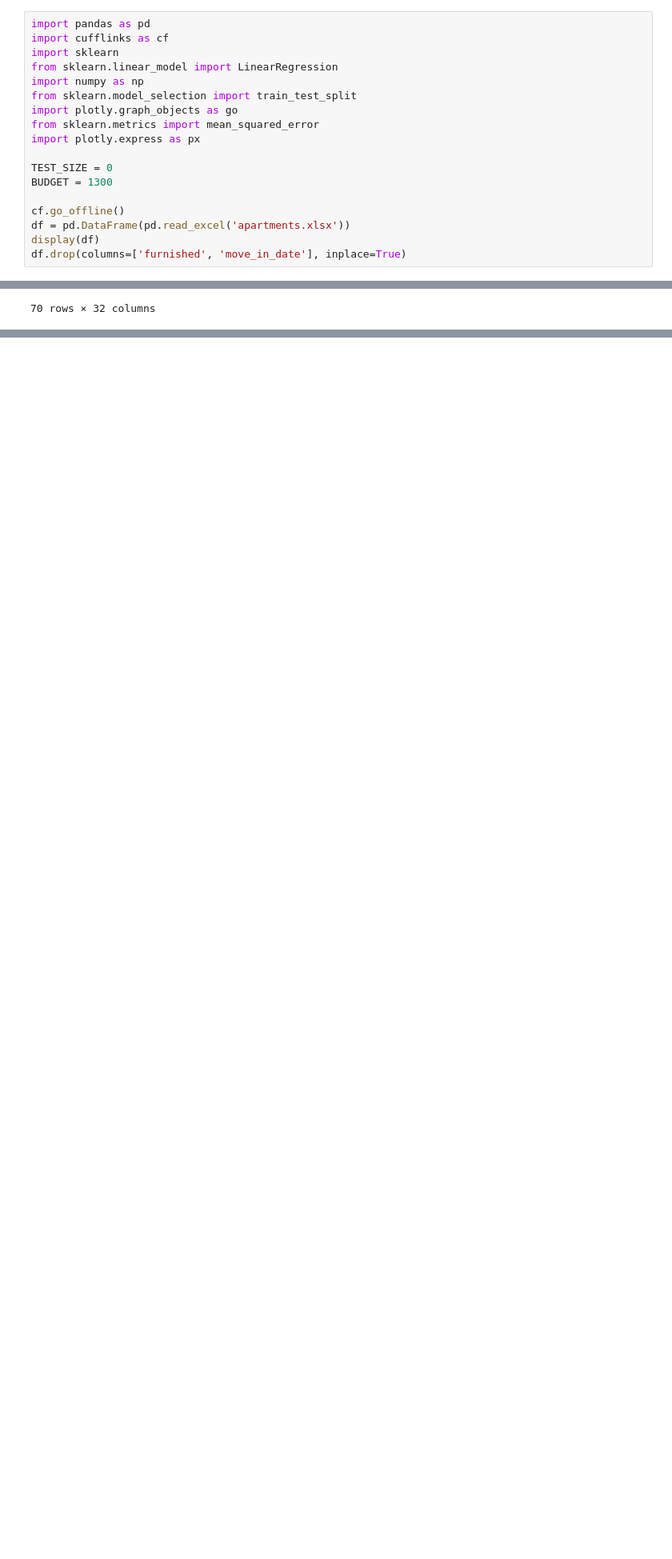
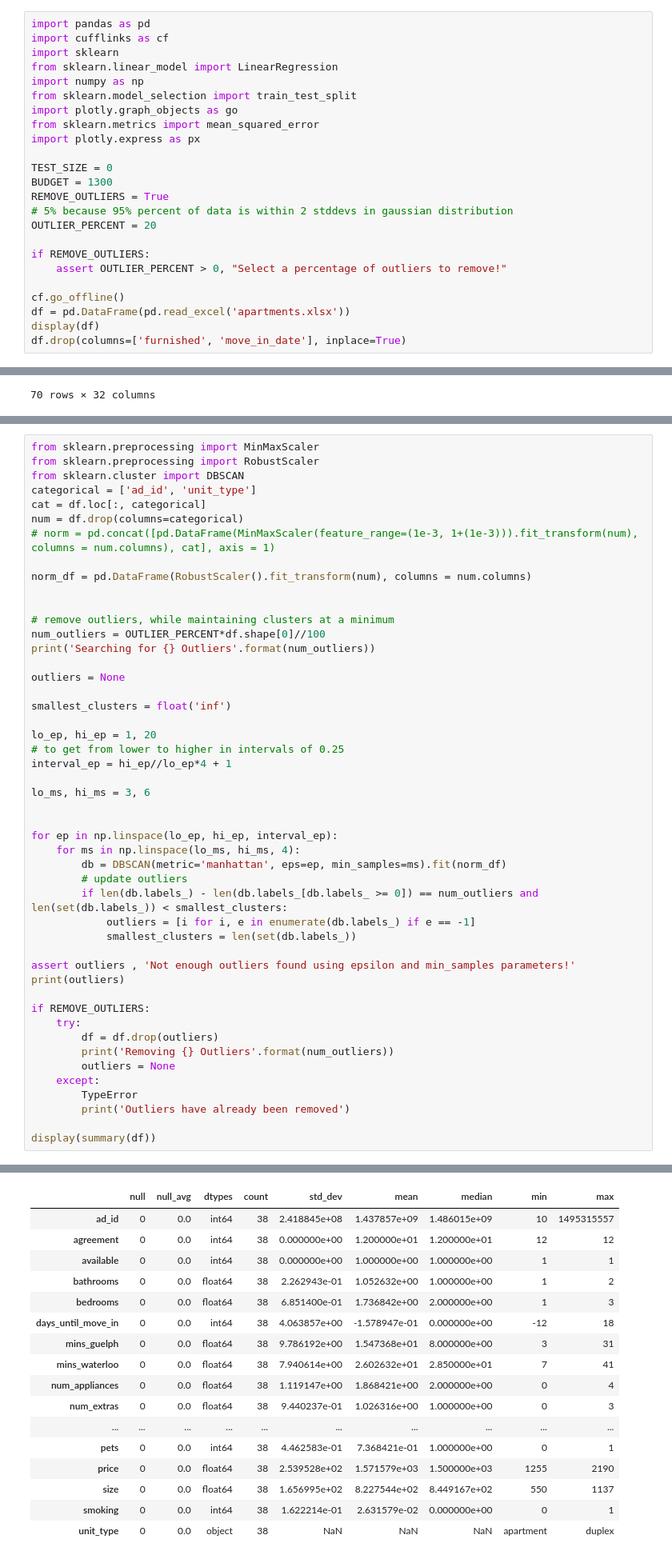
Before and after one commit to suarez96/apartment_regression, a Jupyter notebook: apartment.ipynb, the cells around one changed output, grey strips where cells are left out. Shown at 80% size. Cells and saved outputs as stored; diff of their text form; blank space fills up the shorter version.

```diff
--- a/apartment.ipynb
+++ b/apartment.ipynb
@@ -13,6 +13,12 @@ import plotly.express as px
 
 TEST_SIZE = 0
 BUDGET = 1300
+REMOVE_OUTLIERS = True
+# 5% because 95% percent of data is within 2 stddevs in gaussian distribution
+OUTLIER_PERCENT = 20
+
+if REMOVE_OUTLIERS:
+    assert OUTLIER_PERCENT > 0, "Select a percentage of outliers to remove!"
 
 cf.go_offline()
 df = pd.DataFrame(pd.read_excel('apartments.xlsx'))
@@ -156,0 +134,49 @@ display(summary(df))
+# %%
+from sklearn.preprocessing import MinMaxScaler
+from sklearn.preprocessing import RobustScaler
+from sklearn.cluster import DBSCAN
+categorical = ['ad_id', 'unit_type']
+cat = df.loc[:, categorical]
+num = df.drop(columns=categorical)
+# norm = pd.concat([pd.DataFrame(MinMaxScaler(feature_range=(1e-3, 1+(1e-3))).fit_transform(num), columns = num.columns), cat], axis = 1)
+
+norm_df = pd.DataFrame(RobustScaler().fit_transform(num), columns = num.columns)
+
+
+# remove outliers, while maintaining clusters at a minimum
+num_outliers = OUTLIER_PERCENT*df.shape[0]//100
+print('Searching for {} Outliers'.format(num_outliers))
+
+outliers = None
+
+smallest_clusters = float('inf')
+
+lo_ep, hi_ep = 1, 20
+# to get from lower to higher in intervals of 0.25
+interval_ep = hi_ep//lo_ep*4 + 1
+
+lo_ms, hi_ms = 3, 6
+
+
+for ep in np.linspace(lo_ep, hi_ep, interval_ep):
+    for ms in np.linspace(lo_ms, hi_ms, 4):
+        db = DBSCAN(metric='manhattan', eps=ep, min_samples=ms).fit(norm_df)
+        # update outliers
+        if len(db.labels_) - len(db.labels_[db.labels_ >= 0]) == num_outliers and len(set(db.labels_)) < smallest_clusters:
+            outliers = [i for i, e in enumerate(db.labels_) if e == -1]
+            smallest_clusters = len(set(db.labels_))
+
+assert outliers , 'Not enough outliers found using epsilon and min_samples parameters!'
+print(outliers)
+
+if REMOVE_OUTLIERS:
+    try:
+        df = df.drop(outliers)
+        print('Removing {} Outliers'.format(num_outliers))
+        outliers = None
+    except:
+        TypeError
+        print('Outliers have already been removed')
+
+display(summary(df))
+# %% [output]
@@ -157,3 +186,20 @@ display(summary(df))
+|  | null | null_avg | dtypes | count | std_dev | mean | median | min | max |
+| ad_id | 0 | 0.0 | int64 | 38 | 2.418845e+08 | 1.437857e+09 | 1.486015e+09 | 10 | 1495315557 |
+| agreement | 0 | 0.0 | int64 | 38 | 0.000000e+00 | 1.200000e+01 | 1.200000e+01 | 12 | 12 |
+| available | 0 | 0.0 | int64 | 38 | 0.000000e+00 | 1.000000e+00 | 1.000000e+00 | 1 | 1 |
+| bathrooms | 0 | 0.0 | float64 | 38 | 2.262943e-01 | 1.052632e+00 | 1.000000e+00 | 1 | 2 |
+| bedrooms | 0 | 0.0 | float64 | 38 | 6.851400e-01 | 1.736842e+00 | 2.000000e+00 | 1 | 3 |
+| days_until_move_in | 0 | 0.0 | int64 | 38 | 4.063857e+00 | -1.578947e-01 | 0.000000e+00 | -12 | 18 |
+| mins_guelph | 0 | 0.0 | float64 | 38 | 9.786192e+00 | 1.547368e+01 | 8.000000e+00 | 3 | 31 |
+| mins_waterloo | 0 | 0.0 | float64 | 38 | 7.940614e+00 | 2.602632e+01 | 2.850000e+01 | 7 | 41 |
+| num_appliances | 0 | 0.0 | float64 | 38 | 1.119147e+00 | 1.868421e+00 | 2.000000e+00 | 0 | 4 |
+| num_extras | 0 | 0.0 | float64 | 38 | 9.440237e-01 | 1.026316e+00 | 1.000000e+00 | 0 | 3 |
+| ... | ... | ... | ... | ... | ... | ... | ... | ... | ... |
+| pets | 0 | 0.0 | int64 | 38 | 4.462583e-01 | 7.368421e-01 | 1.000000e+00 | 0 | 1 |
+| price | 0 | 0.0 | float64 | 38 | 2.539528e+02 | 1.571579e+03 | 1.500000e+03 | 1255 | 2190 |
+| size | 0 | 0.0 | float64 | 38 | 1.656995e+02 | 8.227544e+02 | 8.449167e+02 | 550 | 1137 |
+| smoking | 0 | 0.0 | int64 | 38 | 1.622214e-01 | 2.631579e-02 | 0.000000e+00 | 0 | 1 |
+| unit_type | 0 | 0.0 | object | 38 | NaN | NaN | NaN | apartment | duplex |
 # %% [markdown]
 ## Info on the potential driving distances from each apartment
 # %%
```
Also changed, not shown: parts of 10 cells of this notebook.
